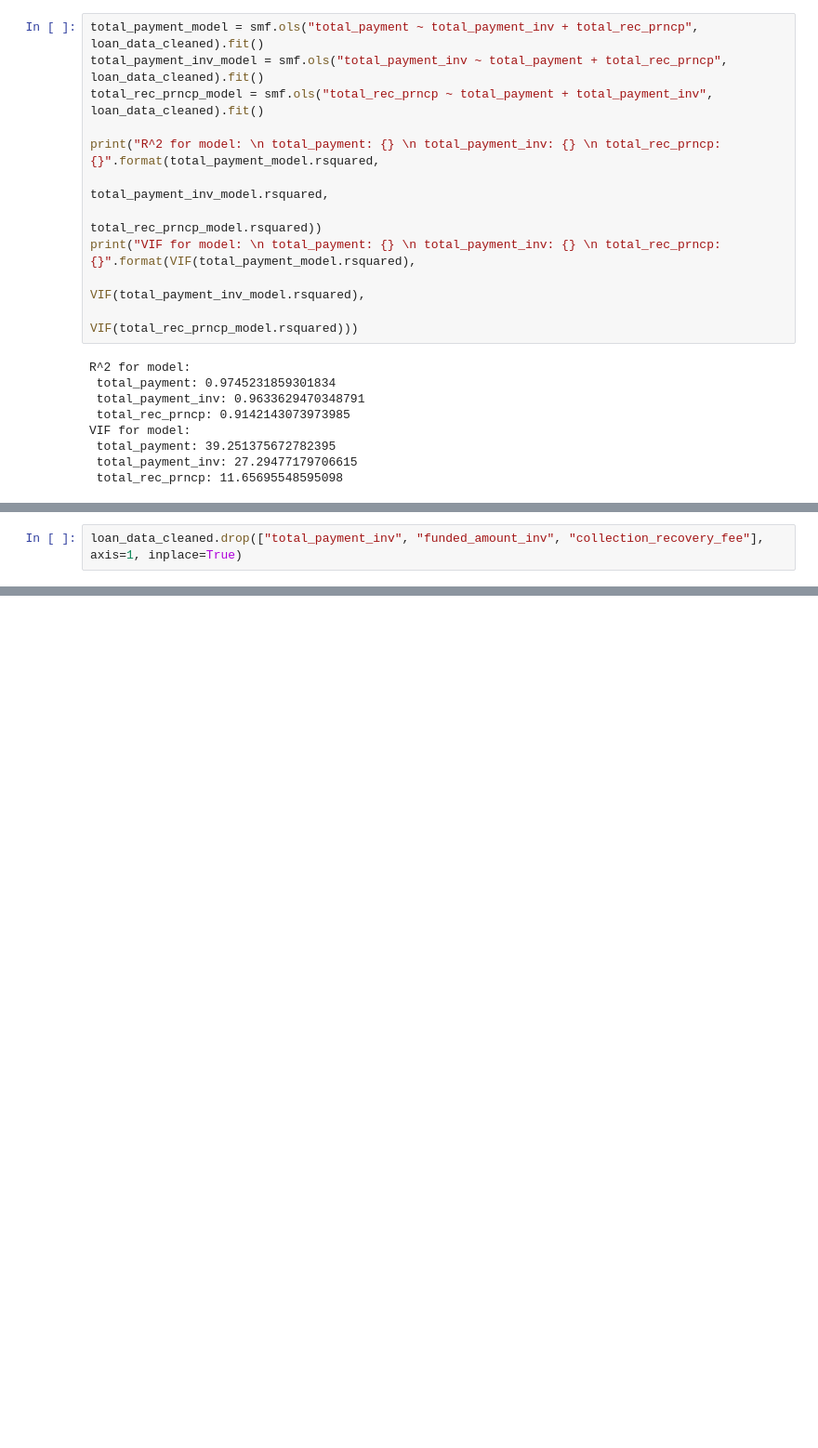
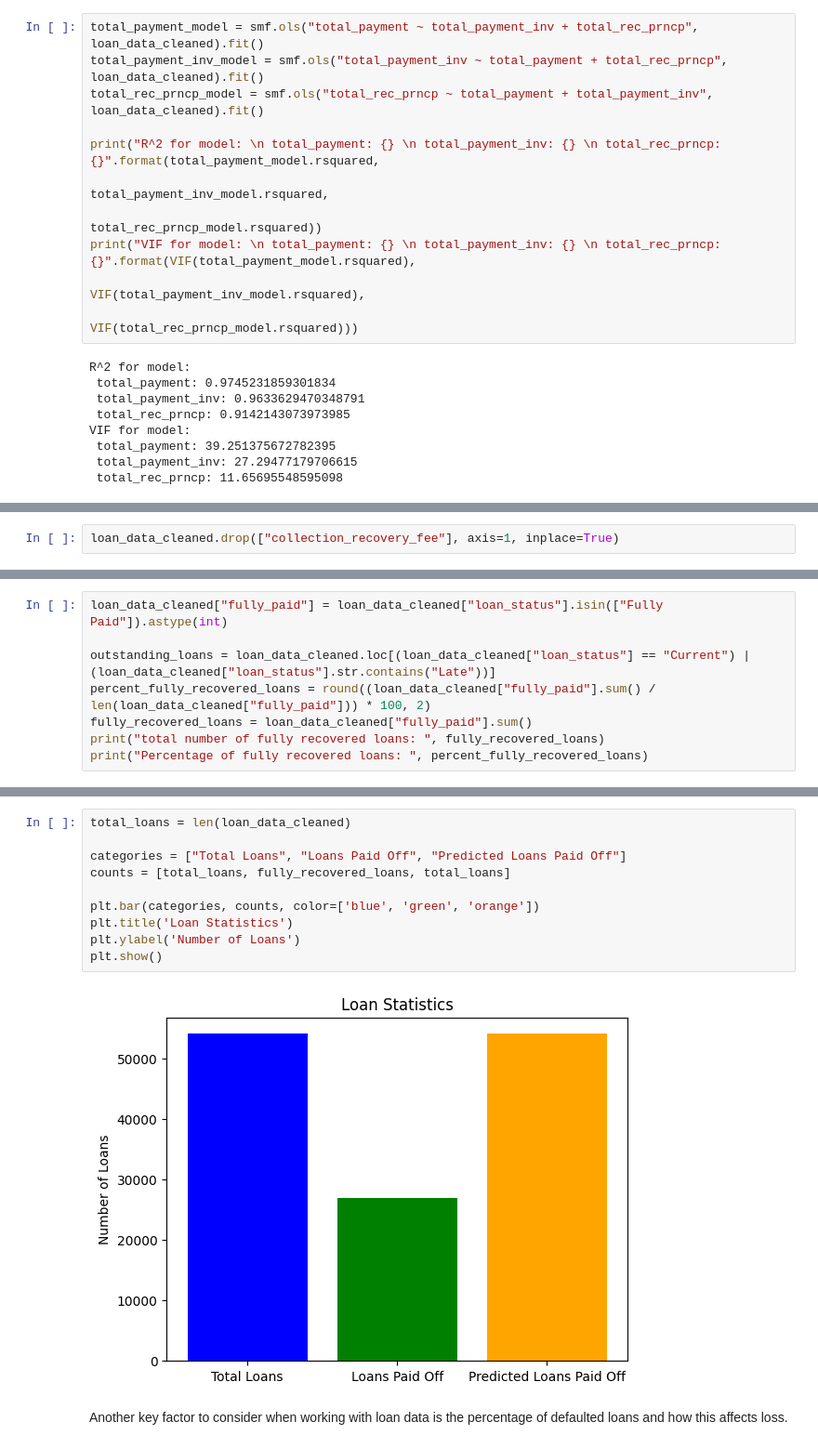
Before and after one commit to jvrolfe/exploratory-data-analysis---customer-loans-in-finance, a Jupyter notebook: loans.ipynb, the cells around one changed output, grey strips where cells are left out. Shown at 93% size. Cells and saved outputs as stored; diff of their text form; blank space fills up the shorter version.

```diff
--- a/loans.ipynb
+++ b/loans.ipynb
@@ -569,2 +868,2 @@ they are highly correlated they will remain as they will not form part of the pr
 # %%
-loan_data_cleaned.drop(["total_payment_inv", "funded_amount_inv", "collection_recovery_fee"], axis=1, inplace=True)
+loan_data_cleaned.drop(["collection_recovery_fee"], axis=1, inplace=True)
@@ -570,0 +872,8 @@ loan_data_cleaned.drop(["total_payment_inv", "funded_amount_inv", "collection_re
+# %%
+loan_data_cleaned["fully_paid"] = loan_data_cleaned["loan_status"].isin(["Fully Paid"]).astype(int)
+
+outstanding_loans = loan_data_cleaned.loc[(loan_data_cleaned["loan_status"] == "Current") | (loan_data_cleaned["loan_status"].str.contains("Late"))]
+percent_fully_recovered_loans = round((loan_data_cleaned["fully_paid"].sum() / len(loan_data_cleaned["fully_paid"])) * 100, 2)
+fully_recovered_loans = loan_data_cleaned["fully_paid"].sum()
+print("total number of fully recovered loans: ", fully_recovered_loans)
+print("Percentage of fully recovered loans: ", percent_fully_recovered_loans)
@@ -570,0 +900,14 @@ loan_data_cleaned.drop(["total_payment_inv", "funded_amount_inv", "collection_re
+# %%
+total_loans = len(loan_data_cleaned)
+
+categories = ["Total Loans", "Loans Paid Off", "Predicted Loans Paid Off"]
+counts = [total_loans, fully_recovered_loans, total_loans]
+
+plt.bar(categories, counts, color=['blue', 'green', 'orange'])
+plt.title('Loan Statistics')
+plt.ylabel('Number of Loans')
+plt.show()
+# %% [output]
+[figure, added]
+# %% [markdown]
+Another key factor to consider when working with loan data is the percentage of defaulted loans and how this affects loss.
```
Also changed, not shown: parts of 28 cells of this notebook, 1 other file.
